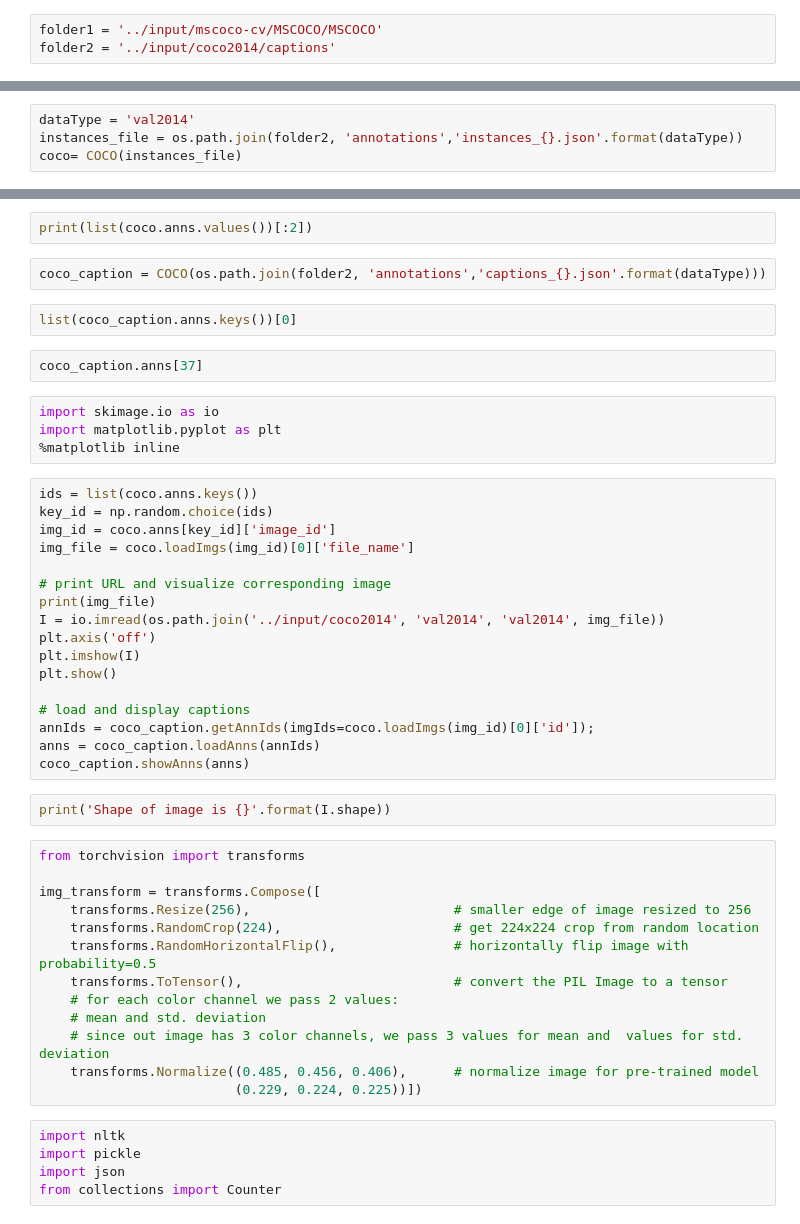
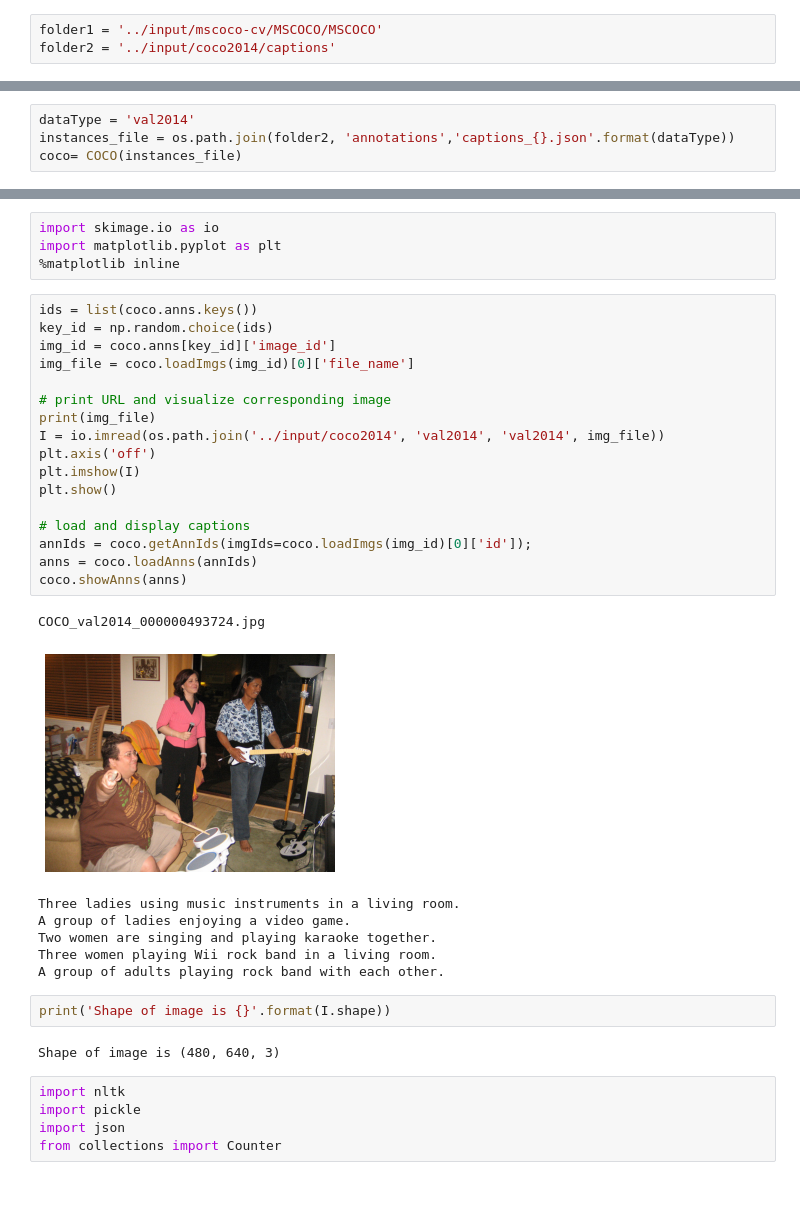
Before and after one commit to maoli-ds/learning-pytorch-deep-learning, a Jupyter notebook: image-caption-with-multiple-models.ipynb, the cells around one changed output, grey strips where cells are left out. Cells and saved outputs as stored; diff of their text form; blank space fills up the shorter version.

Commit message:
Kaggle Notebook | image caption with multiple models | Version 3

```diff
--- a/image-caption-with-multiple-models.ipynb
+++ b/image-caption-with-multiple-models.ipynb
@@ -40,4 +42,4 @@ test_info.keys()
 # %%
 dataType = 'val2014'
-instances_file = os.path.join(folder2, 'annotations','instances_{}.json'.format(dataType))
+instances_file = os.path.join(folder2, 'annotations','captions_{}.json'.format(dataType))
 coco= COCO(instances_file)
@@ -52,11 +55,3 @@ print(list(coco.anns.keys())[:2])
-# %%
-print(list(coco.anns.values())[:2])
-# %%
-coco_caption = COCO(os.path.join(folder2, 'annotations','captions_{}.json'.format(dataType)))
-# %%
-list(coco_caption.anns.keys())[0]
-# %%
-coco_caption.anns[37]
 # %%
 import skimage.io as io
 import matplotlib.pyplot as plt
@@ -64,35 +59,32 @@ import matplotlib.pyplot as plt
 # %%
 ids = list(coco.anns.keys())
 key_id = np.random.choice(ids)
 img_id = coco.anns[key_id]['image_id']
 img_file = coco.loadImgs(img_id)[0]['file_name']
 
 # print URL and visualize corresponding image
 print(img_file)
 I = io.imread(os.path.join('../input/coco2014', 'val2014', 'val2014', img_file))
 plt.axis('off')
 plt.imshow(I)
 plt.show()
 
 # load and display captions
-annIds = coco_caption.getAnnIds(imgIds=coco.loadImgs(img_id)[0]['id']);
-anns = coco_caption.loadAnns(annIds)
-coco_caption.showAnns(anns)
+annIds = coco.getAnnIds(imgIds=coco.loadImgs(img_id)[0]['id']);
+anns = coco.loadAnns(annIds)
+coco.showAnns(anns)
+# %% [output]
+COCO_val2014_000000493724.jpg
+[figure, added]
+Three ladies using music instruments in a living room.
+A group of ladies enjoying a video game.
+Two women are singing and playing karaoke together.
+Three women playing Wii rock band in a living room.
+A group of adults playing rock band with each other.
 # %%
 print('Shape of image is {}'.format(I.shape))
+# %% [output]
+Shape of image is (480, 640, 3)
-# %%
-from torchvision import transforms
-
-img_transform = transforms.Compose([
-    transforms.Resize(256),                          # smaller edge of image resized to 256
-    transforms.RandomCrop(224),                      # get 224x224 crop from random location
-    transforms.RandomHorizontalFlip(),               # horizontally flip image with probability=0.5
-    transforms.ToTensor(),                           # convert the PIL Image to a tensor
-    # for each color channel we pass 2 values:
-    # mean and std. deviation
-    # since out image has 3 color channels, we pass 3 values for mean and  values for std. deviation
-    transforms.Normalize((0.485, 0.456, 0.406),      # normalize image for pre-trained model
-                         (0.229, 0.224, 0.225))])
 # %%
 import nltk
 import pickle
```
Also changed, not shown: parts of 26 cells of this notebook.
